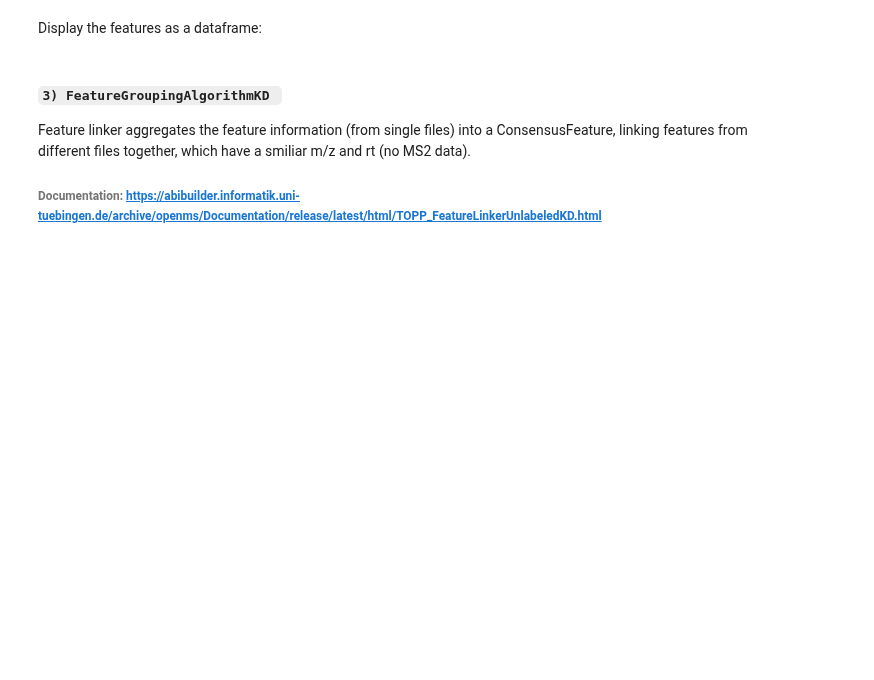
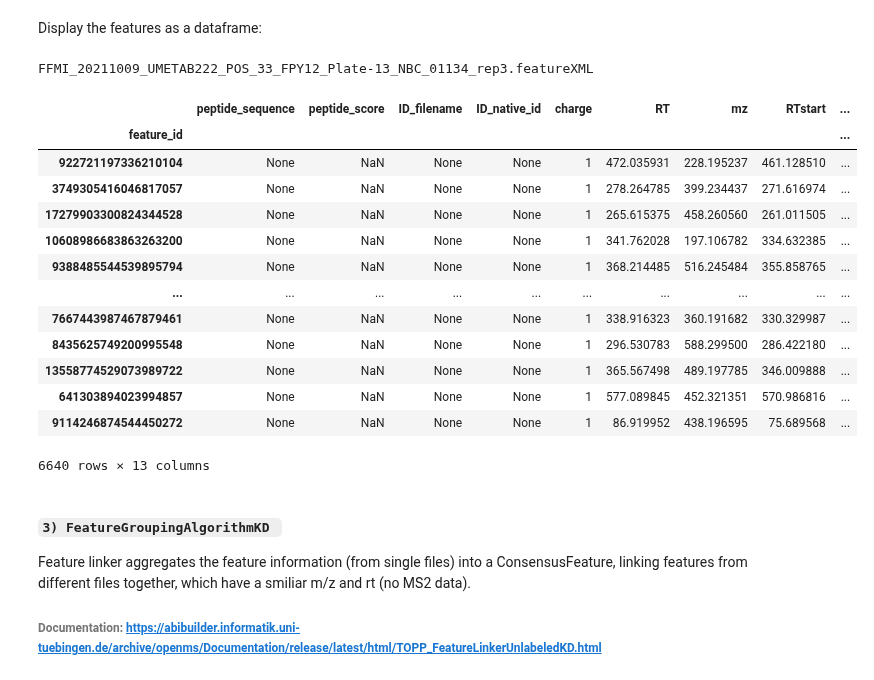
Before and after one commit to eeko-kon/pyOpenMS_UmetaFlow, a Jupyter notebook: 4_Requantification.ipynb, the cells around one changed output. Cells and saved outputs as stored; diff of their text form; code cells hidden in the pictures; blank space fills up the shorter version.

```diff
--- a/4_Requantification.ipynb
+++ b/4_Requantification.ipynb
@@ -158,16 +177,32 @@ for mzml_file in input_mzml_files:
 # %% [markdown]
 Display the features as a dataframe:
 # %%
-input_feature_files = sorted(glob.glob('results/Requant/interim/FFMI_*.featureXML'))
+input_feature_files = sorted(glob.glob('results/interim/Requant/FFMI_*.featureXML'))
 
 for filename in input_feature_files:
     fmap = FeatureMap()
     FeatureXMLFile().load(filename, fmap)
     DF= fmap.get_df()
-    feature_csv= os.path.join("results", "", "Requant", "", 'features_' +  os.path.basename(fmap.getMetaValue('spectra_data')[0].decode())[11:-5] +".csv")
-    DF.to_csv(feature_csv)
+    feature_csv= os.path.join("results", "", "Requant", "", 'FFMI_' +  os.path.basename(fmap.getMetaValue('spectra_data')[0].decode())[11:-5] +".csv")
+    DF.to_csv(feature_csv) #it is not necessary to save those files, unless you would like to compare the number of features before and after requantification like I do below
 print(os.path.basename(filename))
 display(DF)
+# %% [output]
+FFMI_20211009_UMETAB222_POS_33_FPY12_Plate-13_NBC_01134_rep3.featureXML
+|  | peptide_sequence | peptide_score | ID_filename | ID_native_id | charge | RT | mz | RTstart | ... |
+| feature_id |  |  |  |  |  |  |  |  | ... |
+| 922721197336210104 | None | NaN | None | None | 1 | 472.035931 | 228.195237 | 461.128510 | ... |
+| 3749305416046817057 | None | NaN | None | None | 1 | 278.264785 | 399.234437 | 271.616974 | ... |
+| 17279903300824344528 | None | NaN | None | None | 1 | 265.615375 | 458.260560 | 261.011505 | ... |
+| 10608986683863263200 | None | NaN | None | None | 1 | 341.762028 | 197.106782 | 334.632385 | ... |
+| 9388485544539895794 | None | NaN | None | None | 1 | 368.214485 | 516.245484 | 355.858765 | ... |
+| ... | ... | ... | ... | ... | ... | ... | ... | ... | ... |
+| 7667443987467879461 | None | NaN | None | None | 1 | 338.916323 | 360.191682 | 330.329987 | ... |
+| 8435625749200995548 | None | NaN | None | None | 1 | 296.530783 | 588.299500 | 286.422180 | ... |
+| 13558774529073989722 | None | NaN | None | None | 1 | 365.567498 | 489.197785 | 346.009888 | ... |
+| 641303894023994857 | None | NaN | None | None | 1 | 577.089845 | 452.321351 | 570.986816 | ... |
+| 9114246874544450272 | None | NaN | None | None | 1 | 86.919952 | 438.196595 | 75.689568 | ... |
+6640 rows × 13 columns
 # %% [markdown]
 #### `3) FeatureGroupingAlgorithmKD `
 
```
Also changed, not shown: parts of 6 cells of this notebook, 6 other files.
